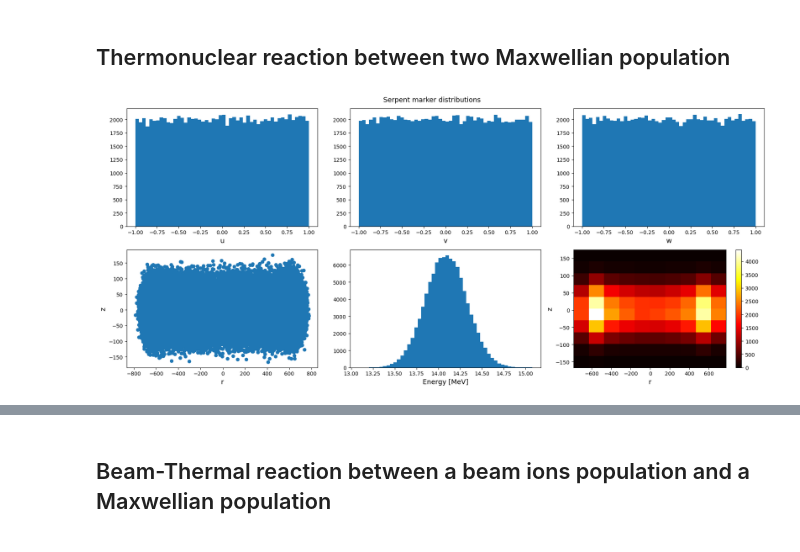
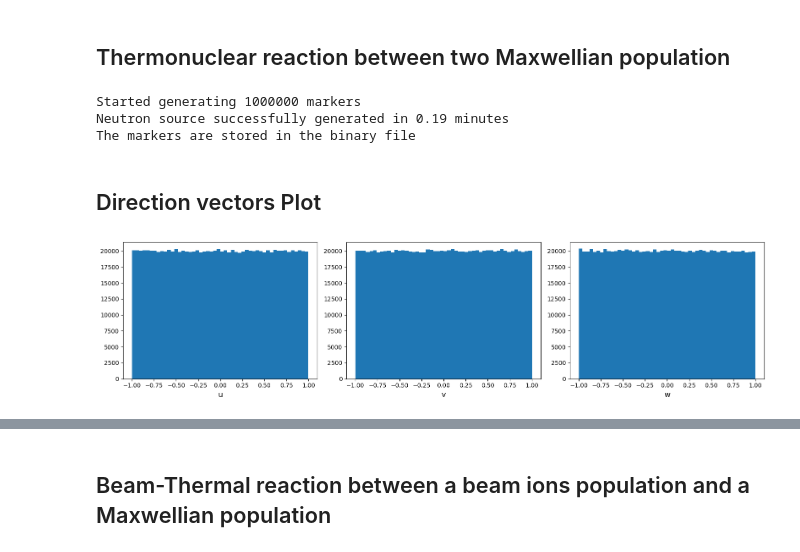
Before and after one commit to ascot4fusion/ascot5, a Jupyter notebook: post_processing_5d_to_6d/example_markers6D.ipynb, the cells around one changed output, grey strips where cells are left out. Saved outputs shown, nothing was run; the diff lists cells and outputs as text; code cells hidden in the pictures.

```diff
--- a/post_processing_5d_to_6d/example_markers6D.ipynb
+++ b/post_processing_5d_to_6d/example_markers6D.ipynb
@@ -3,18 +3,51 @@
 # %%
 from a5py import Ascot
 import numpy as np
-from dist_5d_to_6d import *
-
+import matplotlib.pyplot as plt
 
 markerfile_name = "serpent_input"
-a5 = Ascot("ascot.h5")
+a5 = Ascot("../ascot.h5")
 
+# Define the grid in (r, phi, z)
 r = np.linspace(4.2, 8.2, 51)
 z = np.linspace(-2.0, 2.0, 51)
-phi = np.linspace(0, 360, 2)
-# Markerfile name optional, when beam distribution not provided both reactants are Maxwellian
-mrk = a5.afsi.generate_markers_rejection(100000, "DT_He4n", r, phi, z, marker_file=markerfile_name)
+phi = np.linspace(0.0, 360.0, 2)
 
-plot_serpent_marker_arr(mrk, bins = 50)
+n_markers = 1000000
+
+# Markerfile name optional, when beam distribution not provided both reactants are Maxwellian. The markers are stored in the
+markers_thermonuclear = a5.afsi.generate_markers_rejection(n_markers, "DT_He4n", r, phi, z, marker_file=markerfile_name)
 # %% [output]
-[figure, removed]
+Started generating 1000000 markers
+Neutron source successfully generated in 0.19 minutes
+The markers are stored in the binary file
+# %% [markdown]
+## Direction vectors Plot
+# %%
+bins = 50
+# Unpack markers
+x = markers_thermonuclear[:, 0]
+y  = markers_thermonuclear[:, 1]
+z = markers_thermonuclear[:, 2]
+u = markers_thermonuclear[:, 3]
+v = markers_thermonuclear[:, 4]
+w = markers_thermonuclear[:, 5]
+ekin = markers_thermonuclear[:, 6]
+fig = plt.figure(figsize=(16, 4))
+
+ax1 = fig.add_subplot(1, 3, 1)
+ax1.hist(u, bins=bins)
+ax1.set_xlabel("u",fontsize = 13)
+
+ax2 = fig.add_subplot(1, 3, 2, sharey=ax1)
+ax2.hist(v, bins=bins)
+ax2.set_xlabel("v",fontsize = 13)
+
+ax3 = fig.add_subplot(1, 3, 3, sharey=ax1)
+ax3.hist(w, bins=bins)
+ax3.set_xlabel("w", fontsize = 13)
+
+plt.tight_layout()
+plt.show()
+# %% [output]
+[figure, added]
```
Also changed, not shown: parts of 11 cells of this notebook, 1 other file.
